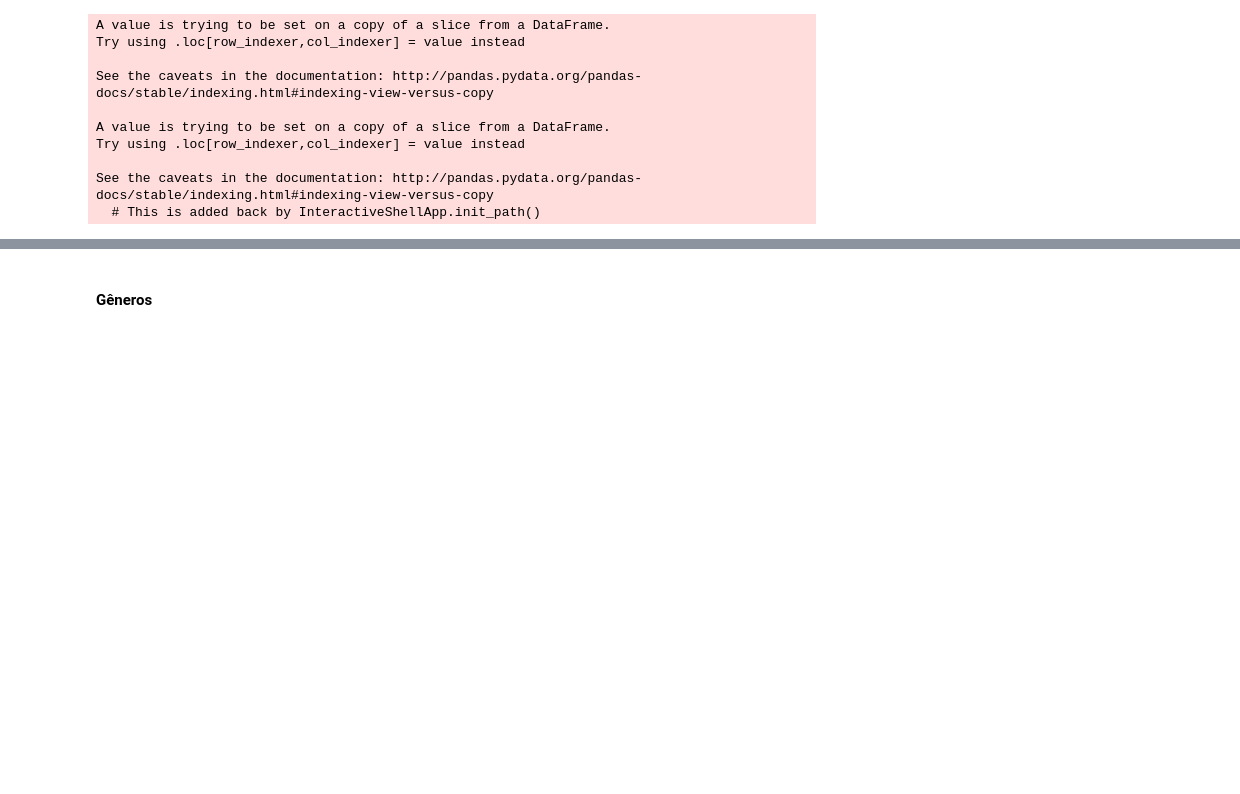
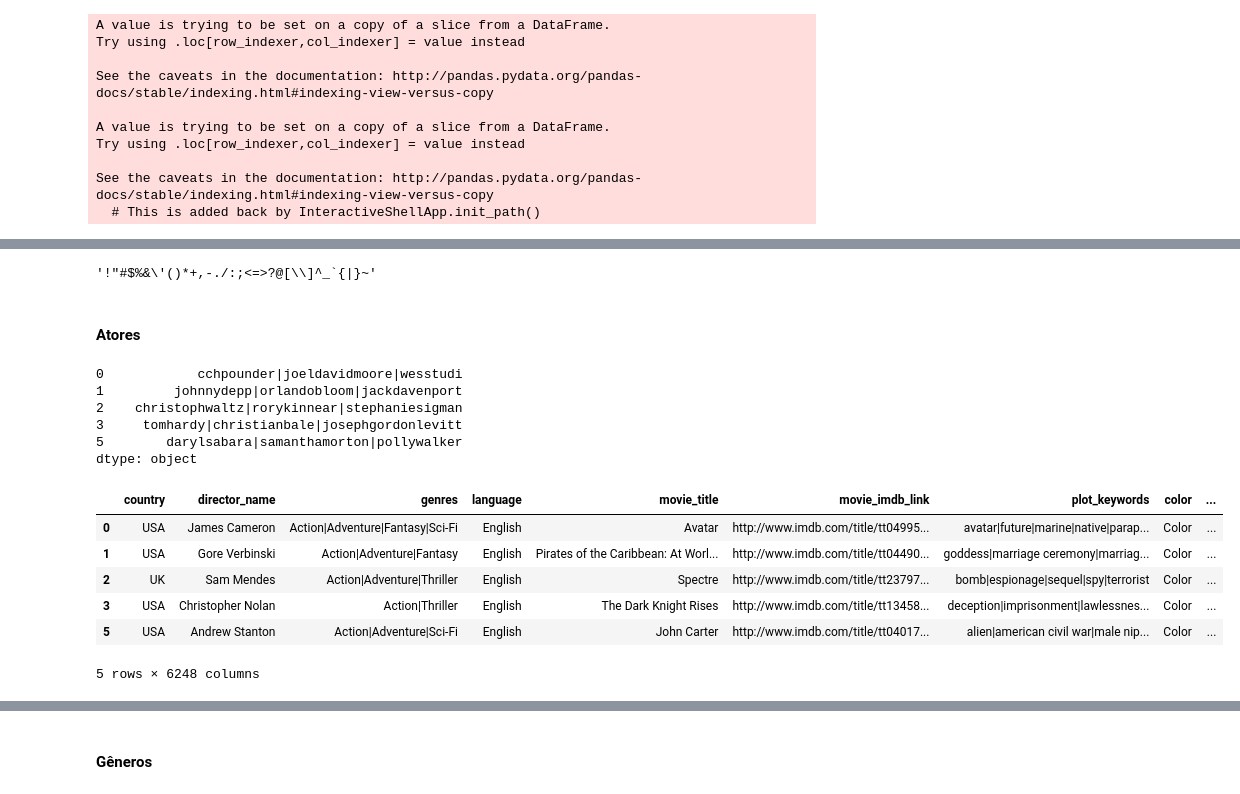
Before and after one commit to dcandrade/movie-data-mining, a Jupyter notebook: preprocessing/Preprocessing.ipynb, the cells around one changed output, grey strips where cells are left out. Saved outputs shown, nothing was run; the diff lists cells and outputs as text; code cells hidden in the pictures; blank space fills up the shorter version.

Commit message:
Finished preprocessing of categorical variables

```diff
--- a/preprocessing/Preprocessing.ipynb
+++ b/preprocessing/Preprocessing.ipynb
@@ -331,0 +334,50 @@ See the caveats in the documentation: http://pandas.pydata.org/pandas-docs/stabl
+# %%
+from sklearn.feature_extraction.text import CountVectorizer
+import string
+
+def remove_special_chars(x, exceptions = ['|']):
+    x = x.replace(' ', '').lower()
+    for char in string.punctuation:
+        if char not in exceptions:
+            x = x.replace(char, '')
+    return x
+string.punctuation
+# %% [output]
+'!"#$%&\'()*+,-./:;<=>?@[\\]^_`{|}~'
+# %% [markdown]
+#### Atores
+# %%
+columns_actors = ['actor_1_name', 'actor_2_name', 'actor_3_name']
+categorical_df[columns_actors] = categorical_df[columns_actors].astype(str).applymap(remove_special_chars)
+actors = categorical_df[columns_actors].values.flatten()
+# %%
+actor_vectorizer = CountVectorizer()
+actor_vectorizer.fit(actors)
+vocabulary = sorted(actor_vectorizer.vocabulary_)
+# %%
+join_actors = categorical_df[columns_actors[0]].astype(str) +'|' +  categorical_df[columns_actors[1]].astype(str) + '|' +categorical_df[columns_actors[2]].astype(str)
+categorical_df.drop(columns = columns_actors, inplace=True)
+join_actors.head()
+# %% [output]
+0            cchpounder|joeldavidmoore|wesstudi
+1         johnnydepp|orlandobloom|jackdavenport
+2    christophwaltz|rorykinnear|stephaniesigman
+3     tomhardy|christianbale|josephgordonlevitt
+5        darylsabara|samanthamorton|pollywalker
+dtype: object
+# %%
+#actors_vect =  actor_vectorizer.transform(categorical_df['actors']).toarray()
+#categorical_df['actors'] = actors_vect
+vect_actors = actor_vectorizer.transform(join_actors.values)
+actors_df =pd.DataFrame(vect_actors.toarray())
+actors_df.rename(lambda x: 'actor_'+vocabulary[int(x)], axis='columns', inplace=True)
+categorical_df = categorical_df.join(actors_df.astype(int))
+categorical_df.head()
+# %% [output]
+|  | country | director_name | genres | language | movie_title | movie_imdb_link | plot_keywords | color | ... |
+| 0 | USA | James Cameron | Action|Adventure|Fantasy|Sci-Fi | English | Avatar | http://www.imdb.com/title/tt04995... | avatar|future|marine|native|parap... | Color | ... |
+| 1 | USA | Gore Verbinski | Action|Adventure|Fantasy | English | Pirates of the Caribbean: At Worl... | http://www.imdb.com/title/tt04490... | goddess|marriage ceremony|marriag... | Color | ... |
+| 2 | UK | Sam Mendes | Action|Adventure|Thriller | English | Spectre | http://www.imdb.com/title/tt23797... | bomb|espionage|sequel|spy|terrorist | Color | ... |
+| 3 | USA | Christopher Nolan | Action|Thriller | English | The Dark Knight Rises | http://www.imdb.com/title/tt13458... | deception|imprisonment|lawlessnes... | Color | ... |
+| 5 | USA | Andrew Stanton | Action|Adventure|Sci-Fi | English | John Carter | http://www.imdb.com/title/tt04017... | alien|american civil war|male nip... | Color | ... |
+5 rows × 6248 columns
```
Also changed, not shown: parts of 10 cells of this notebook.
